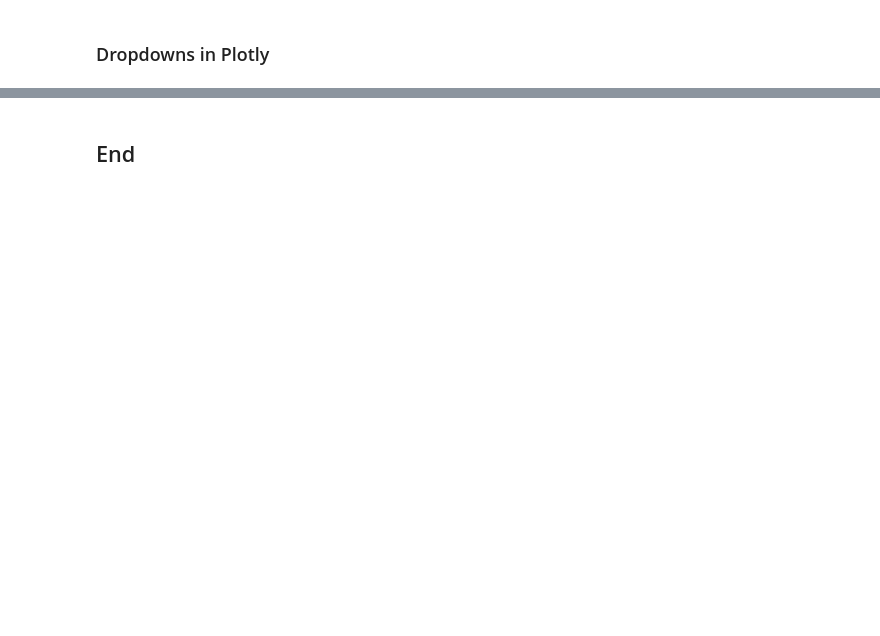
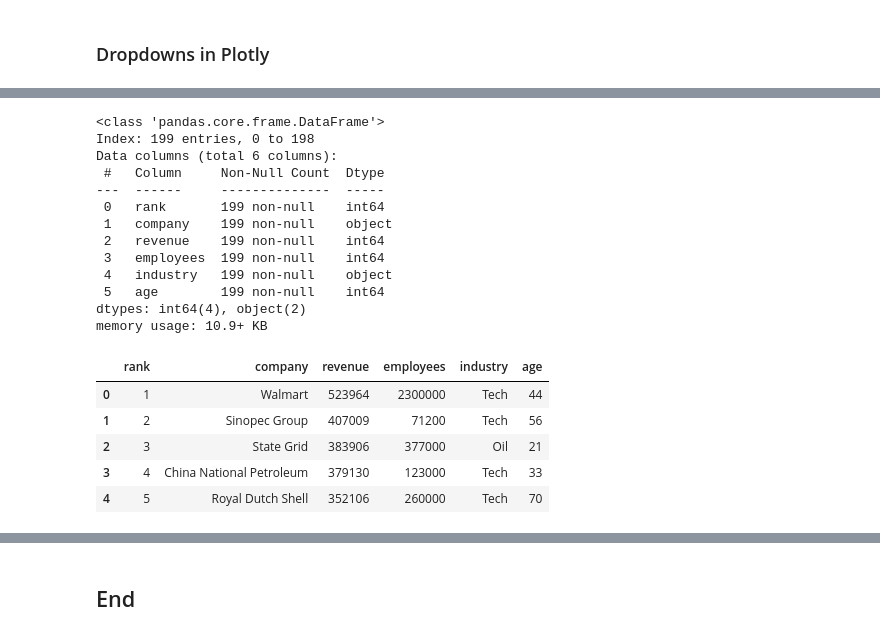
Before and after one commit to alona808/data_viz_plotly, a Jupyter notebook: data_viz_plotly_intro.ipynb, the cells around one changed output, grey strips where cells are left out. Cells and saved outputs as stored; diff of their text form; code cells hidden in the pictures; blank space fills up the shorter version.

```diff
--- a/data_viz_plotly_intro.ipynb
+++ b/data_viz_plotly_intro.ipynb
@@ -953,0 +934,28 @@ fig.show();
+# %%
+df_revenue_2 = df_revenue_2[df_revenue_2['revenue'] != 'Unknown']
+df_revenue_2['employees'] = df_revenue_2['employees'].str.replace(',', '').astype(int)
+# %%
+df_revenue_2['revenue'] = df_revenue_2['revenue'].astype(int)
+# %%
+df_revenue_2.info()
+df_revenue_2.head()
+# %% [output]
+<class 'pandas.core.frame.DataFrame'>
+Index: 199 entries, 0 to 198
+Data columns (total 6 columns):
+ #   Column     Non-Null Count  Dtype
+---  ------     --------------  -----
+ 0   rank       199 non-null    int64
+ 1   company    199 non-null    object
+ 2   revenue    199 non-null    int64
+ 3   employees  199 non-null    int64
+ 4   industry   199 non-null    object
+ 5   age        199 non-null    int64
+dtypes: int64(4), object(2)
+memory usage: 10.9+ KB
+|  | rank | company | revenue | employees | industry | age |
+| 0 | 1 | Walmart | 523964 | 2300000 | Tech | 44 |
+| 1 | 2 | Sinopec Group | 407009 | 71200 | Tech | 56 |
+| 2 | 3 | State Grid | 383906 | 377000 | Oil | 21 |
+| 3 | 4 | China National Petroleum | 379130 | 123000 | Tech | 33 |
+| 4 | 5 | Royal Dutch Shell | 352106 | 260000 | Tech | 70 |
```
Also changed, not shown: parts of 16 cells of this notebook.
